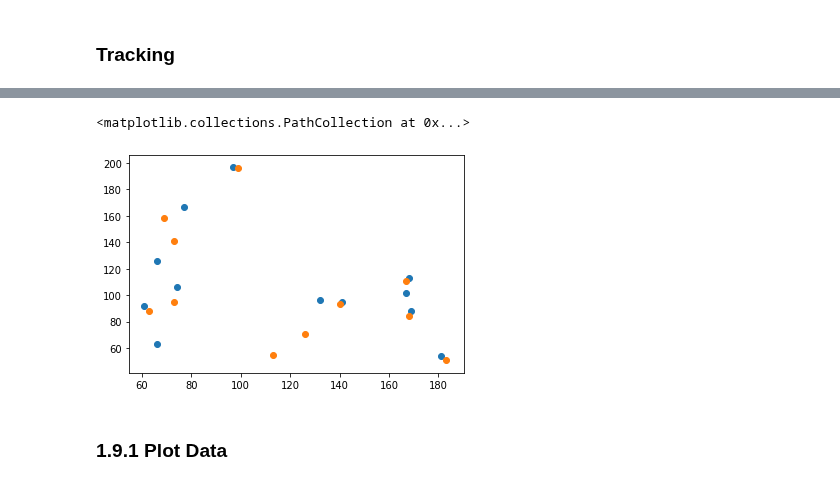
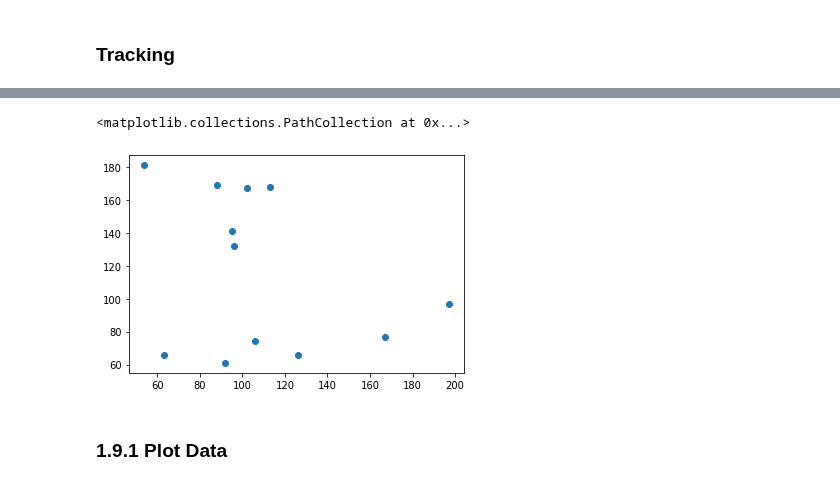
Before and after one commit to helvecioneto/CAP-394, a Jupyter notebook: 01-EDA.ipynb, the cells around one changed output, grey strips where cells are left out. Saved outputs shown, nothing was run; the diff lists cells and outputs as text; code cells hidden in the pictures.

```diff
--- a/01-EDA.ipynb
+++ b/01-EDA.ipynb
@@ -553,3 +527,0 @@ t3 = freqtime[2]
-# %%
-time1 = dados.loc[t1]
-time1.head()
@@ -585,11 +538,11 @@ time1[['IND_X','IND_Y']]
 time2[['IND_X','IND_Y']]
 # %%
 import matplotlib.pyplot as plt
-plt.scatter(time1['IND_X'],time1['IND_Y'])
-plt.scatter(time2['IND_X'],time2['IND_Y'])
+plt.scatter(time1['IND_Y'],time1['IND_X'])
+# plt.scatter(time2['IND_X'],time2['IND_Y'])
 # %% [output]
 <matplotlib.collections.PathCollection at 0x...>
-[figure, old version]
+[figure, new version]
 # %%
 from sklearn.cluster import MeanShift, estimate_bandwidth
 
```
Also changed, not shown: parts of 5 cells of this notebook, 1 other file.
